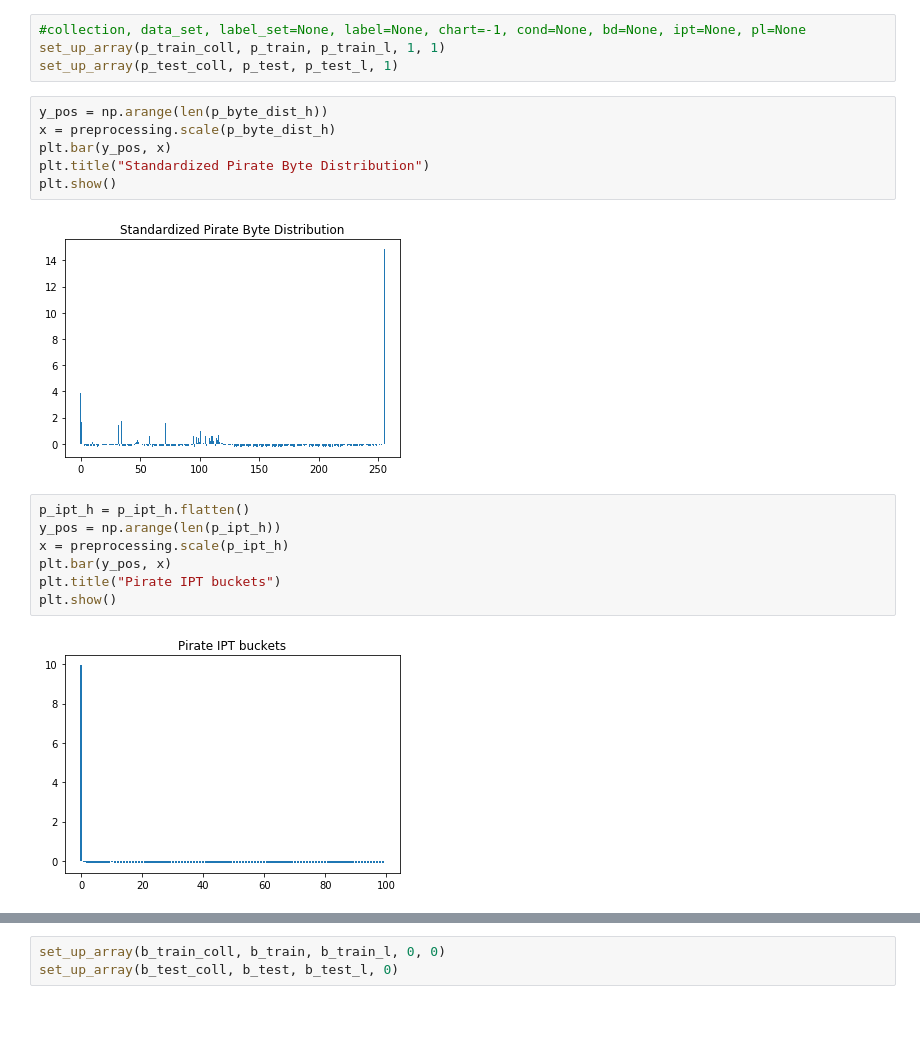
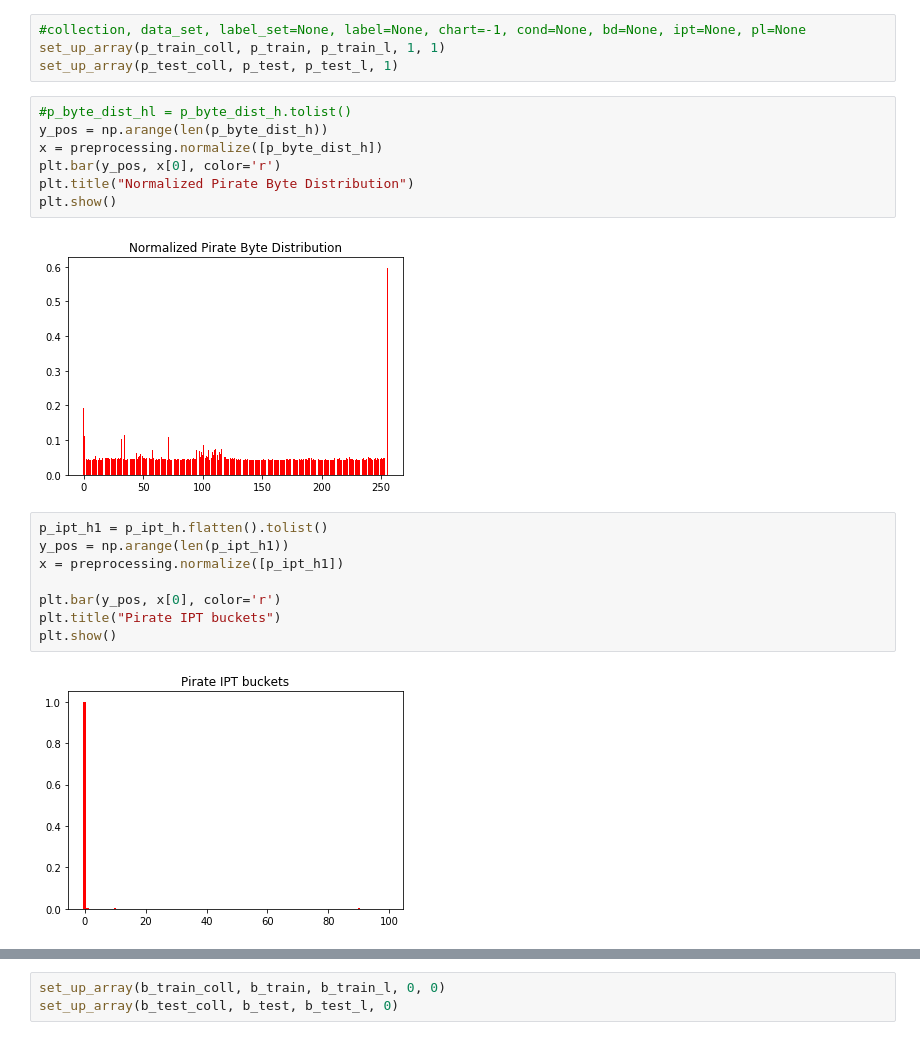
Before and after one commit to Alienekoo/PirateFinder, a Jupyter notebook: flow_classifier.ipynb, the cells around one changed output, grey strips where cells are left out. Saved outputs shown, nothing was run; the diff lists cells and outputs as text.

```diff
--- a/flow_classifier.ipynb
+++ b/flow_classifier.ipynb
@@ -347,20 +354,22 @@ def set_up_array(collection, data_set, label_set=None, label=None, chart=-1, con
 set_up_array(p_train_coll, p_train, p_train_l, 1, 1)
 set_up_array(p_test_coll, p_test, p_test_l, 1)
 # %%
+#p_byte_dist_hl = p_byte_dist_h.tolist()
 y_pos = np.arange(len(p_byte_dist_h))
-x = preprocessing.scale(p_byte_dist_h)
-plt.bar(y_pos, x)
-plt.title("Standardized Pirate Byte Distribution")
+x = preprocessing.normalize([p_byte_dist_h])
+plt.bar(y_pos, x[0], color='r')
+plt.title("Normalized Pirate Byte Distribution")
 plt.show()
 # %% [output]
-[figure, old version]
+[figure, new version]
 # %%
-p_ipt_h = p_ipt_h.flatten()
-y_pos = np.arange(len(p_ipt_h))
-x = preprocessing.scale(p_ipt_h)
-plt.bar(y_pos, x)
+p_ipt_h1 = p_ipt_h.flatten().tolist()
+y_pos = np.arange(len(p_ipt_h1))
+x = preprocessing.normalize([p_ipt_h1])
+
+plt.bar(y_pos, x[0], color='r')
 plt.title("Pirate IPT buckets")
 plt.show()
 # %% [output]
-[figure, old version]
+[figure, new version]
 # %%
```
Also changed, not shown: parts of 17 cells of this notebook, 1 other file.
